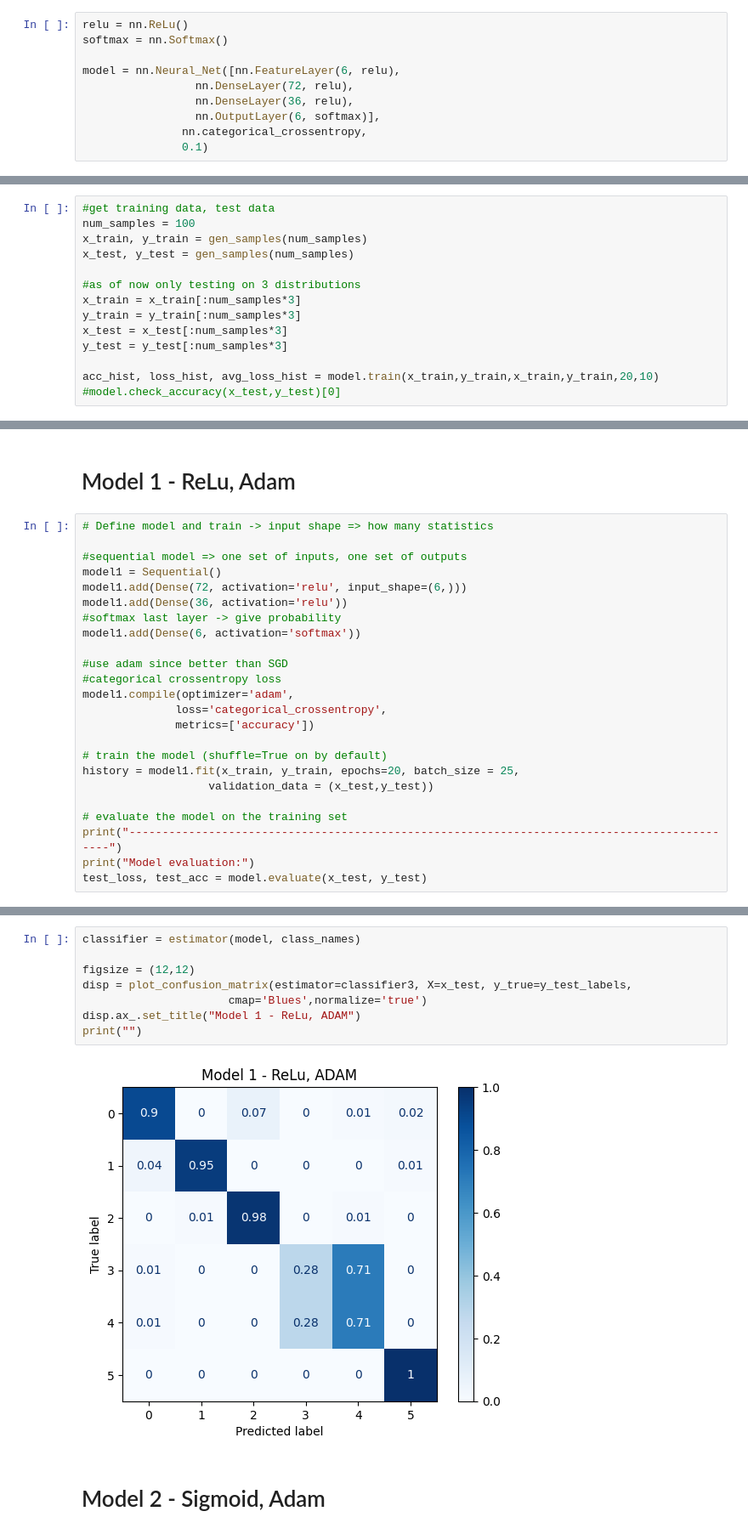
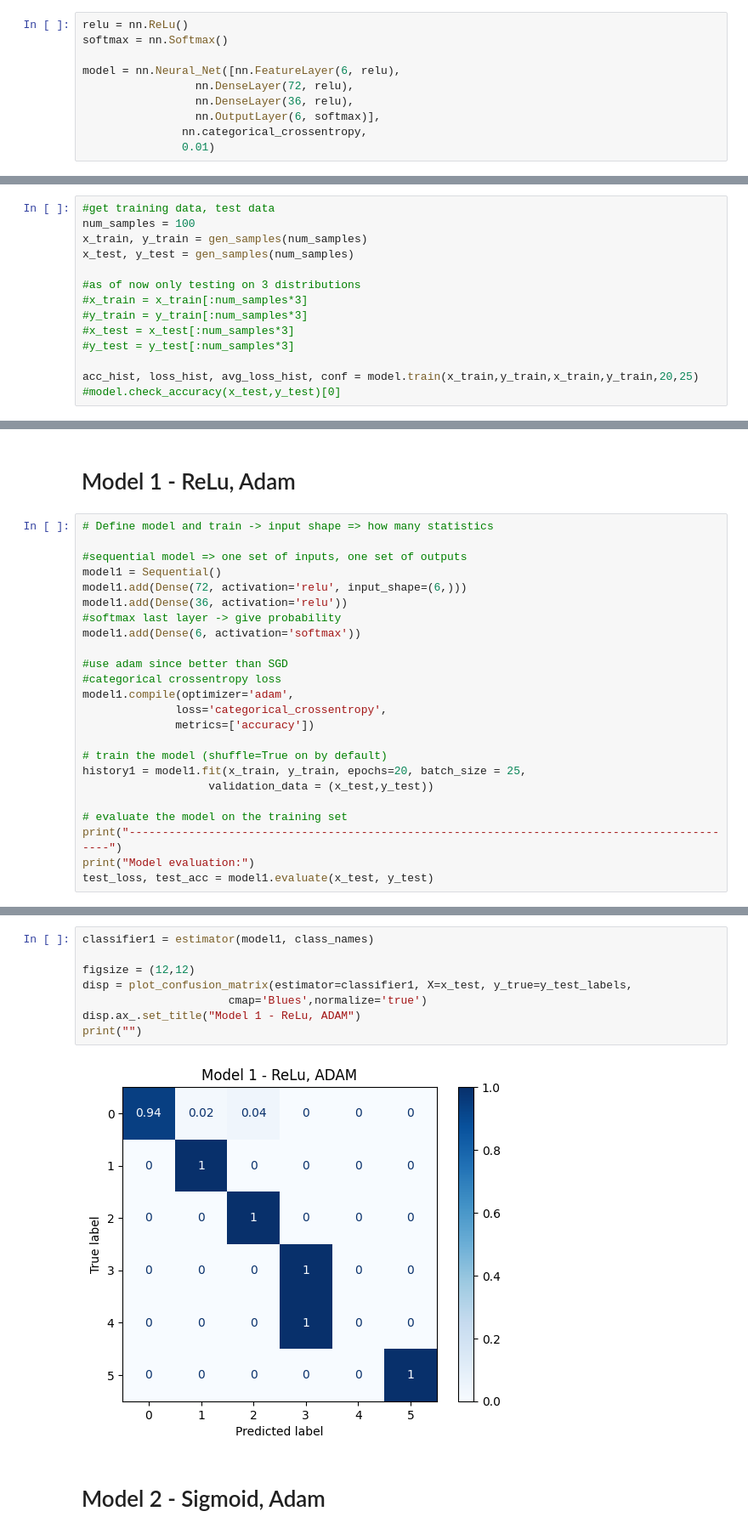
Before and after one commit to reecetec/neural-net, a Jupyter notebook: Final_Project.ipynb, the cells around one changed output, grey strips where cells are left out. Shown at 85% size. Drawn from its saved outputs; the diff is of its cells as text.

Commit message:
Added confusion matrix, changed to leaky ReLu to fix dying ReLu

```diff
--- a/Final_Project.ipynb
+++ b/Final_Project.ipynb
@@ -266,4 +234,4 @@ model = nn.Neural_Net([nn.FeatureLayer(6, relu),
                  nn.DenseLayer(36, relu),
                  nn.OutputLayer(6, softmax)],
                nn.categorical_crossentropy,
-               0.1)
+               0.01)
@@ -274,11 +262,11 @@ x_train, y_train = gen_samples(num_samples)
 x_test, y_test = gen_samples(num_samples)
 
 #as of now only testing on 3 distributions
-x_train = x_train[:num_samples*3]
-y_train = y_train[:num_samples*3]
-x_test = x_test[:num_samples*3]
-y_test = y_test[:num_samples*3]
+#x_train = x_train[:num_samples*3]
+#y_train = y_train[:num_samples*3]
+#x_test = x_test[:num_samples*3]
+#y_test = y_test[:num_samples*3]
 
-acc_hist, loss_hist, avg_loss_hist = model.train(x_train,y_train,x_train,y_train,20,10)
+acc_hist, loss_hist, avg_loss_hist, conf = model.train(x_train,y_train,x_train,y_train,20,25)
 #model.check_accuracy(x_test,y_test)[0]
 # %% [output]
@@ -423,12 +458,12 @@ model1.compile(optimizer='adam',
               metrics=['accuracy'])
 
 # train the model (shuffle=True on by default)
-history = model1.fit(x_train, y_train, epochs=20, batch_size = 25,
+history1 = model1.fit(x_train, y_train, epochs=20, batch_size = 25,
                    validation_data = (x_test,y_test))
 
 # evaluate the model on the training set
 print("---------------------------------------------------------------------------------------------")
 print("Model evaluation:")
-test_loss, test_acc = model.evaluate(x_test, y_test)
+test_loss, test_acc = model1.evaluate(x_test, y_test)
 # %% [output]
 Epoch 1/20
@@ -463,13 +498,13 @@ print("")
 # %%
-classifier = estimator(model, class_names)
+classifier1 = estimator(model1, class_names)
 
 figsize = (12,12)
-disp = plot_confusion_matrix(estimator=classifier3, X=x_test, y_true=y_test_labels,
+disp = plot_confusion_matrix(estimator=classifier1, X=x_test, y_true=y_test_labels,
                       cmap='Blues',normalize='true')
 disp.ax_.set_title("Model 1 - ReLu, ADAM")
 print("")
 # %% [output]
-[figure, old version]
+[figure, new version]
 # %% [markdown]
 # Model 2 - Sigmoid, Adam
 # %%
```
Also changed, not shown: parts of 25 cells of this notebook, 1 other file.
